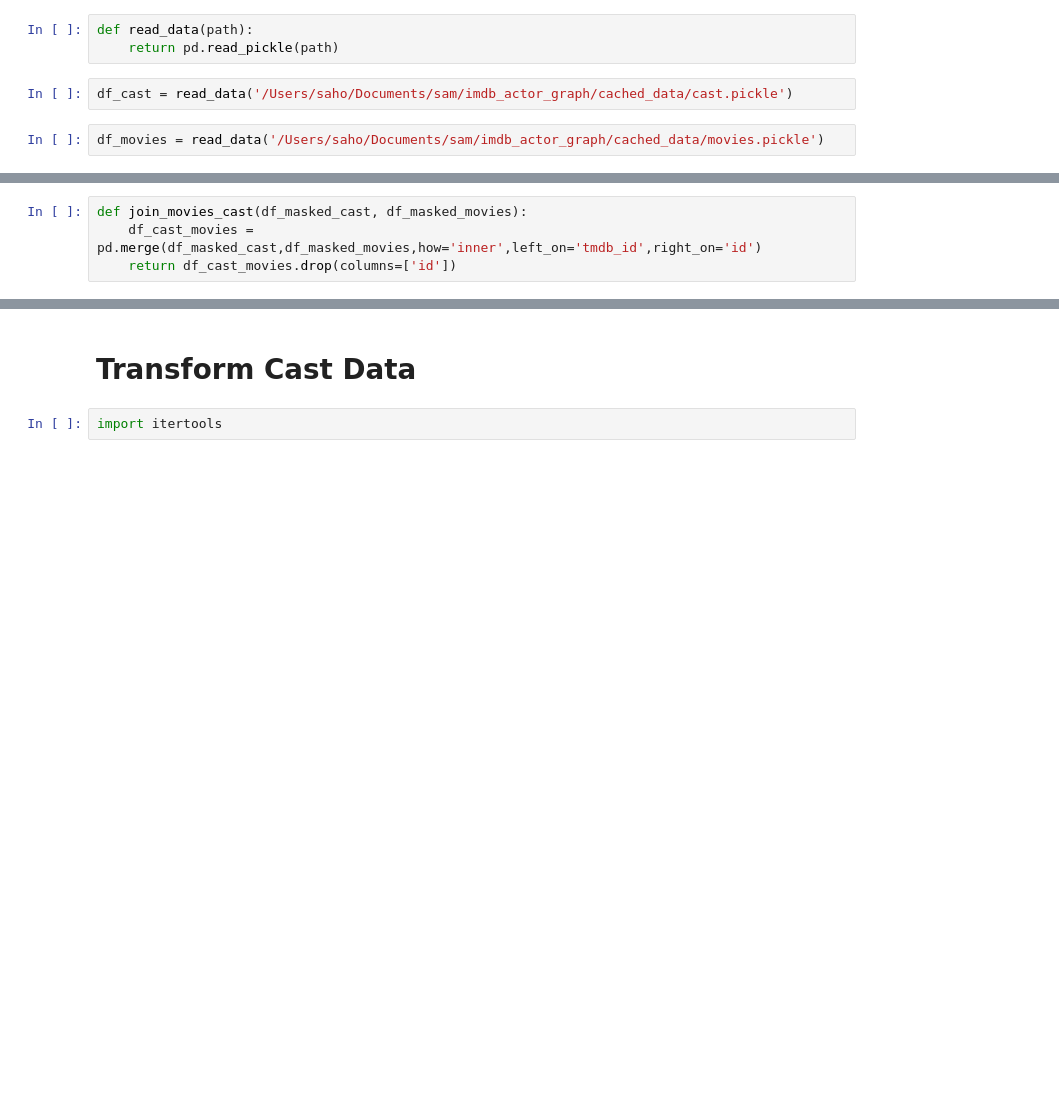
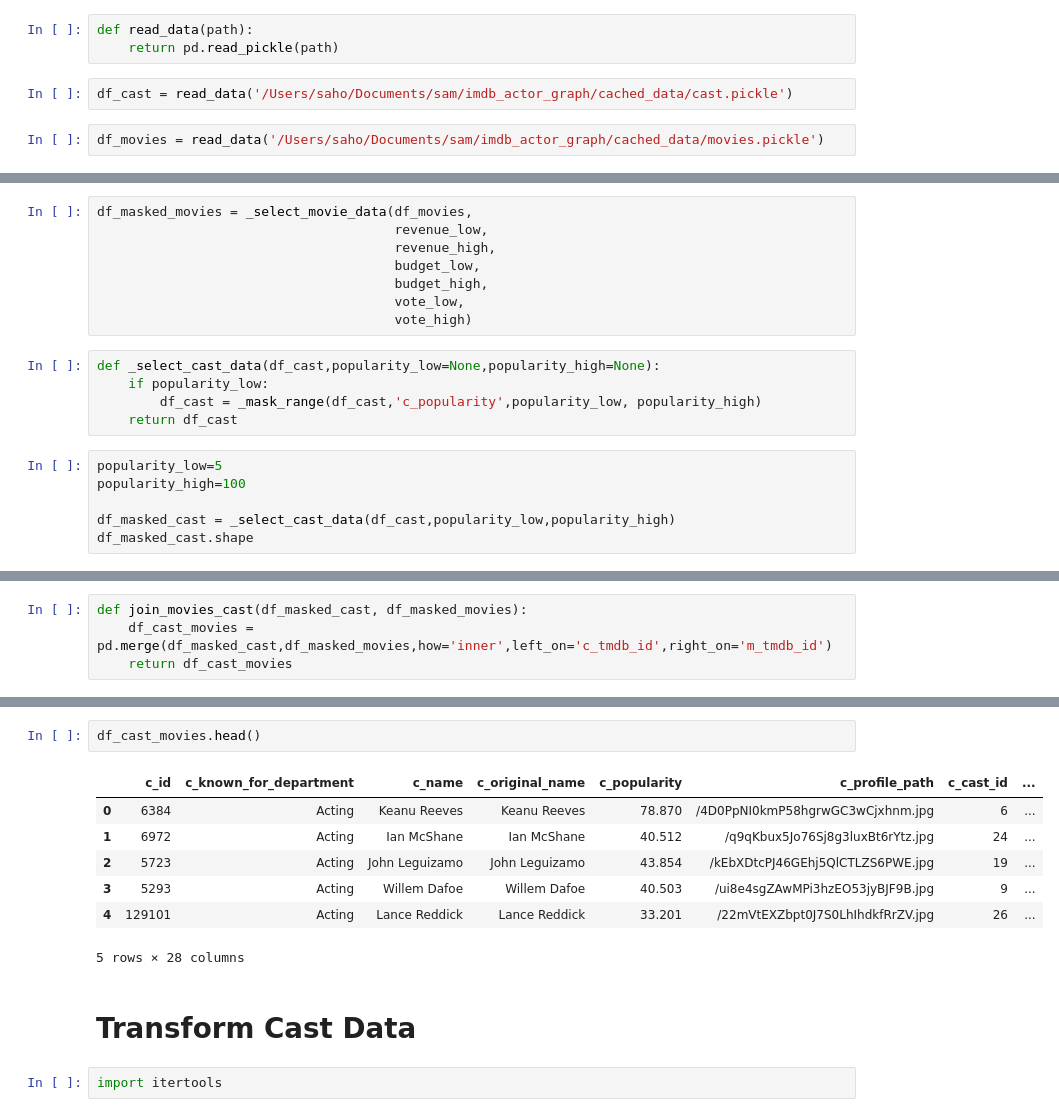
Before and after one commit to kitsamho/imdb_actor_graph, a Jupyter notebook: app_development.ipynb, the cells around one changed output, grey strips where cells are left out. Cells and saved outputs as stored; diff of their text form; blank space fills up the shorter version.

```diff
--- a/app_development.ipynb
+++ b/app_development.ipynb
@@ -58,0 +65,19 @@ df_masked_movies
+# %%
+df_masked_movies = _select_movie_data(df_movies,
+                                      revenue_low,
+                                      revenue_high,
+                                      budget_low,
+                                      budget_high,
+                                      vote_low,
+                                      vote_high)
+# %%
+def _select_cast_data(df_cast,popularity_low=None,popularity_high=None):
+    if popularity_low:
+        df_cast = _mask_range(df_cast,'c_popularity',popularity_low, popularity_high)
+    return df_cast
+# %%
+popularity_low=5
+popularity_high=100
+
+df_masked_cast = _select_cast_data(df_cast,popularity_low,popularity_high)
+df_masked_cast.shape
@@ -61,4 +88,4 @@ df_masked_movies
 # %%
 def join_movies_cast(df_masked_cast, df_masked_movies):
-    df_cast_movies = pd.merge(df_masked_cast,df_masked_movies,how='inner',left_on='tmdb_id',right_on='id')
-    return df_cast_movies.drop(columns=['id'])
+    df_cast_movies = pd.merge(df_masked_cast,df_masked_movies,how='inner',left_on='c_tmdb_id',right_on='m_tmdb_id')
+    return df_cast_movies
@@ -87,3 +97,13 @@ df_cast_movies
+# %%
+df_cast_movies.head()
+# %% [output]
+|  | c_id | c_known_for_department | c_name | c_original_name | c_popularity | c_profile_path | c_cast_id | ... |
+| 0 | 6384 | Acting | Keanu Reeves | Keanu Reeves | 78.870 | /4D0PpNI0kmP58hgrwGC3wCjxhnm.jpg | 6 | ... |
+| 1 | 6972 | Acting | Ian McShane | Ian McShane | 40.512 | /q9qKbux5Jo76Sj8g3luxBt6rYtz.jpg | 24 | ... |
+| 2 | 5723 | Acting | John Leguizamo | John Leguizamo | 43.854 | /kEbXDtcPJ46GEhj5QlCTLZS6PWE.jpg | 19 | ... |
+| 3 | 5293 | Acting | Willem Dafoe | Willem Dafoe | 40.503 | /ui8e4sgZAwMPi3hzEO53jyBJF9B.jpg | 9 | ... |
+| 4 | 129101 | Acting | Lance Reddick | Lance Reddick | 33.201 | /22mVtEXZbpt0J7S0LhIhdkfRrZV.jpg | 26 | ... |
+5 rows × 28 columns
 # %% [markdown]
 # Transform Cast Data
 # %%
```
Also changed, not shown: parts of 69 cells of this notebook, 3 other files.
